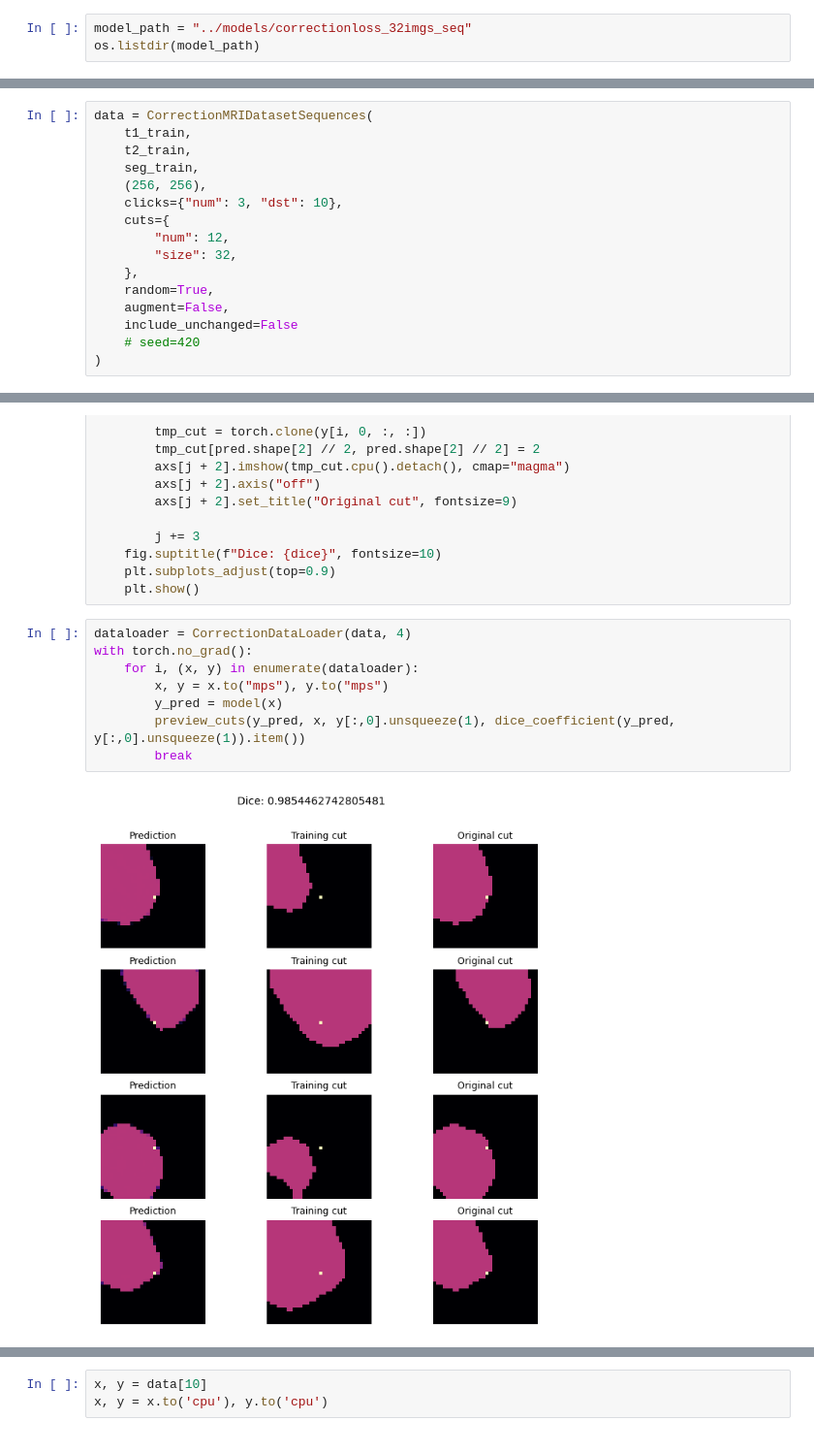
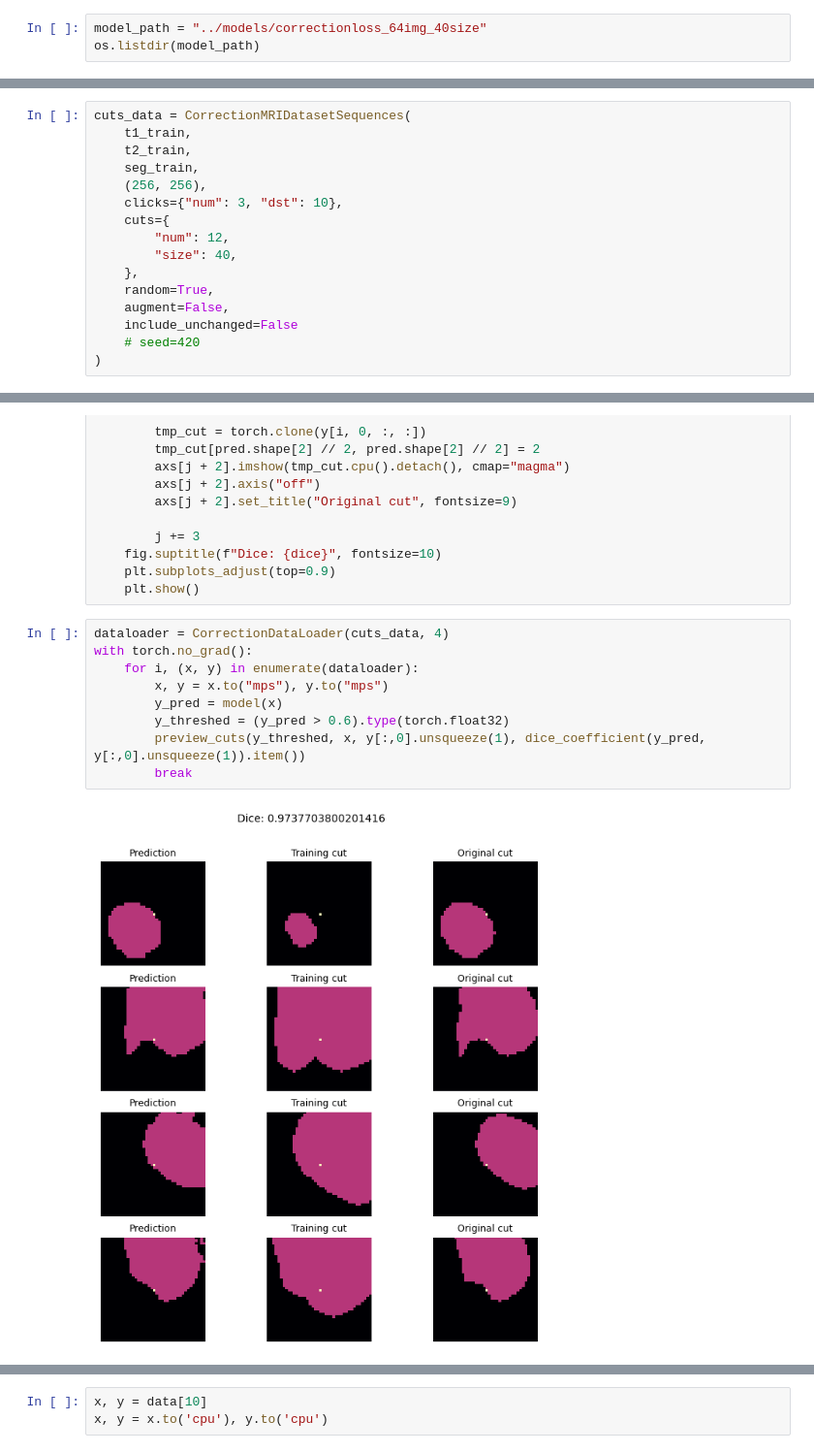
Before and after one commit to kuko6/click-correction, a Jupyter notebook: notebooks/vis.ipynb, the cells around one changed output, grey strips where cells are left out. Shown at 97% size. Cells and saved outputs as stored; diff of their text form.

Commit message:
added sweep setup for correction

```diff
--- a/notebooks/vis.ipynb
+++ b/notebooks/vis.ipynb
@@ -31,7 +31,7 @@ seg_list = sorted(glob.glob(os.path.join(data_path, "VS-*-*/vs_*/*_seg_*")))
 import plotly.express as px
 import json
 # %%
-model_path = "../models/correctionloss_32imgs_seq"
+model_path = "../models/correctionloss_64img_40size"
 os.listdir(model_path)
 # %% [output]
 ['val_history.json',
@@ -134,7 +133,7 @@ data = CorrectionMRIDataset(
     # seed=420
 )
 # %%
-data = CorrectionMRIDatasetSequences(
+cuts_data = CorrectionMRIDatasetSequences(
     t1_train,
     t2_train,
     seg_train,
@@ -142,7 +141,7 @@ data = CorrectionMRIDatasetSequences(
     clicks={"num": 3, "dst": 10},
     cuts={
         "num": 12,
-        "size": 32,
+        "size": 40,
     },
     random=True,
     augment=False,
@@ -210,15 +209,16 @@ def preview_cuts(pred: torch.Tensor, x: torch.Tensor, y: torch.Tensor, dice: flo
     plt.subplots_adjust(top=0.9)
     plt.show()
 # %%
-dataloader = CorrectionDataLoader(data, 4)
+dataloader = CorrectionDataLoader(cuts_data, 4)
 with torch.no_grad():
     for i, (x, y) in enumerate(dataloader):
         x, y = x.to("mps"), y.to("mps")
         y_pred = model(x)
-        preview_cuts(y_pred, x, y[:,0].unsqueeze(1), dice_coefficient(y_pred, y[:,0].unsqueeze(1)).item())
+        y_threshed = (y_pred > 0.6).type(torch.float32)
+        preview_cuts(y_threshed, x, y[:,0].unsqueeze(1), dice_coefficient(y_pred, y[:,0].unsqueeze(1)).item())
         break
 # %% [output]
-[figure, old version]
+[figure, new version]
 # %%
 testing_dice = []
 
```
Also changed, not shown: parts of 7 cells of this notebook, 4 other files.
